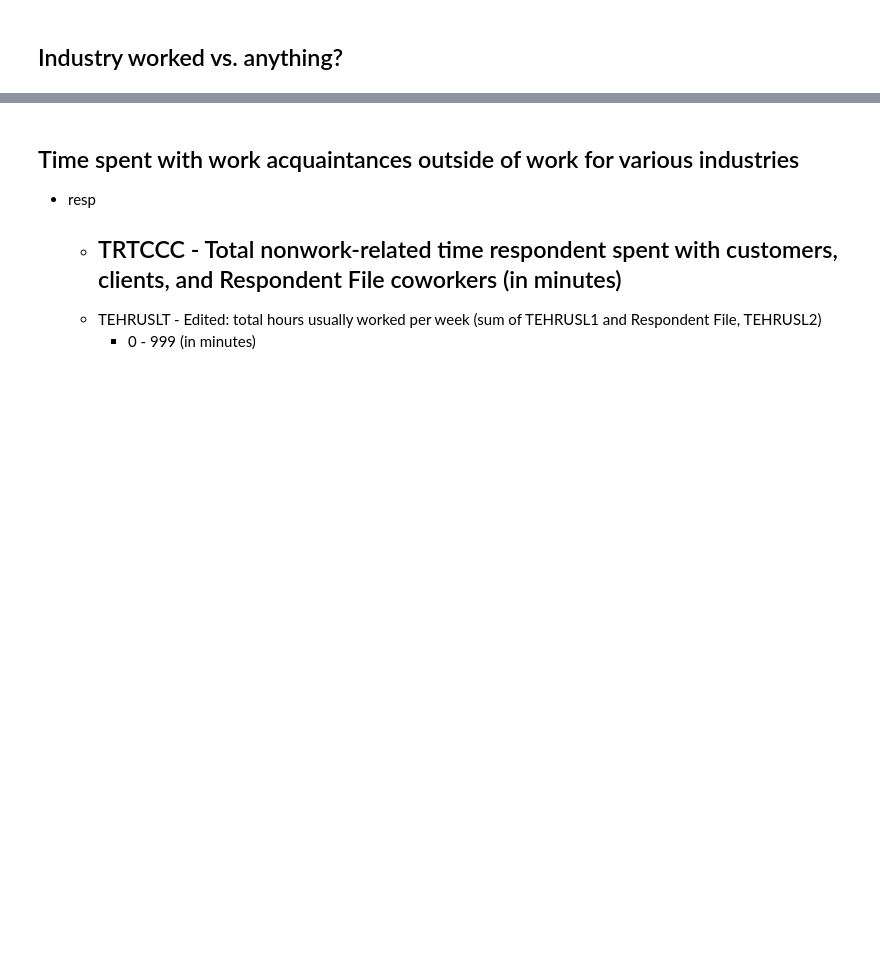
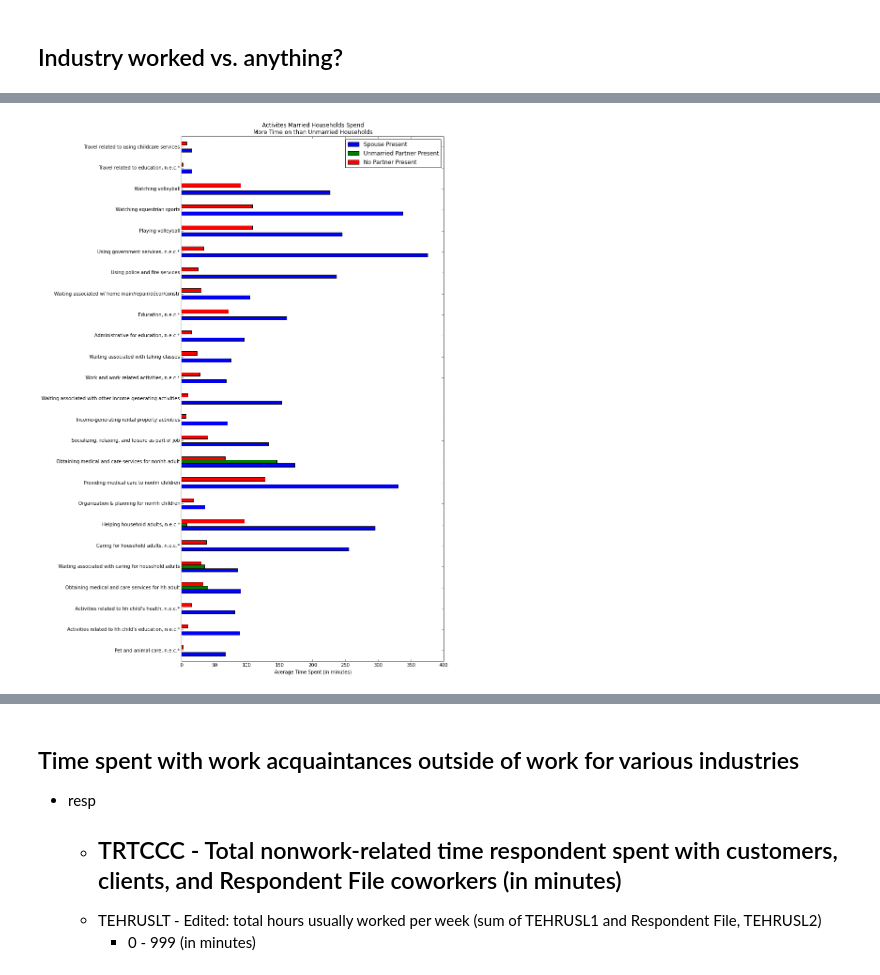
Before and after one commit to JonathanFrederick/atus-analysis, a Jupyter notebook: atus-analysis.ipynb, the cells around one changed output, grey strips where cells are left out. Drawn from its saved outputs; the diff is of its cells as text; code cells hidden in the pictures; blank space fills up the shorter version.

Commit message:
Initial married v. single findings

```diff
--- a/atus-analysis.ipynb
+++ b/atus-analysis.ipynb
@@ -15,7 +15,7 @@ sum_ = pd.read_csv('data/atussum_2014.dat') \
 who = pd.read_csv('data/atuswho_2014.dat')
 ind_codes = pd.read_csv('ind_codes.csv', sep="|")
 acts = pd.read_excel('data/lexiconwex2014.xls', 1, header=1, parse_cols=1) \
-                    .rename(columns={'6-digit activity code' : 'code',
+                    .rename(columns={'6-digit activity code' : 'TRCODE',
                                      'Activity' : 'activity'}).dropna()
 # %% [markdown]
 ## What percent of part-time employees are also students?
@@ -145,0 +151,22 @@ merged = pd.merge(pd.merge(pd.merge(act, cps), pd.merge(resp, rost))
+# %%
+married_life = pd.merge(resp[['TUCASEID', 'TRSPPRES']],
+                        act[['TUCASEID', 'TRCODE', 'TUACTDUR']])
+married_means = married_life.groupby(['TRCODE', 'TRSPPRES']) \
+                            .agg({'TUACTDUR' : np.mean}).unstack()
+acts.index = acts.TRCODE
+married_means.index = (acts.loc[str(idx).rjust(6, '0')][1]
+                       for idx in married_means.index)
+married_means.index
+married_gains = married_means[married_means.icol(0) >
+                              2*married_means.icol(2)]
+married_losses = married_means[married_means.icol(0)*2 <
+                               married_means.icol(2)]
+married_gains.plot(kind="barh", figsize=(10, 20),
+                   title='Activites Married Households Spend\n'
+                         'More Time on than Unmarried Households')
+plt.xlabel('Average Time Spent (in minutes)')
+plt.legend(['Spouse Present', 'Unmarried Partner Present',
+            'No Partner Present'])
+plt.show()
+# %% [output]
+[figure, added]
```
Also changed, not shown: parts of 13 cells of this notebook.
